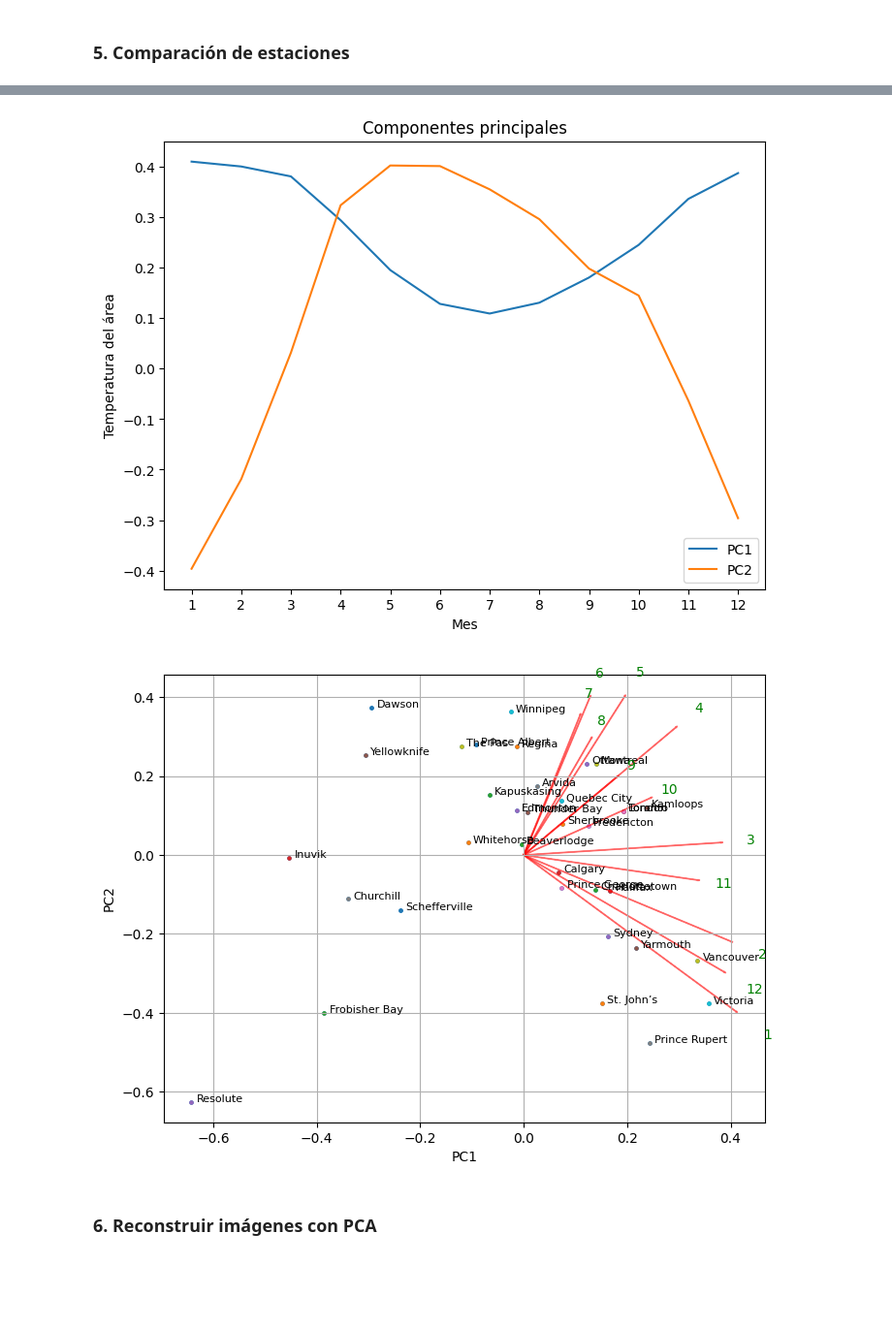
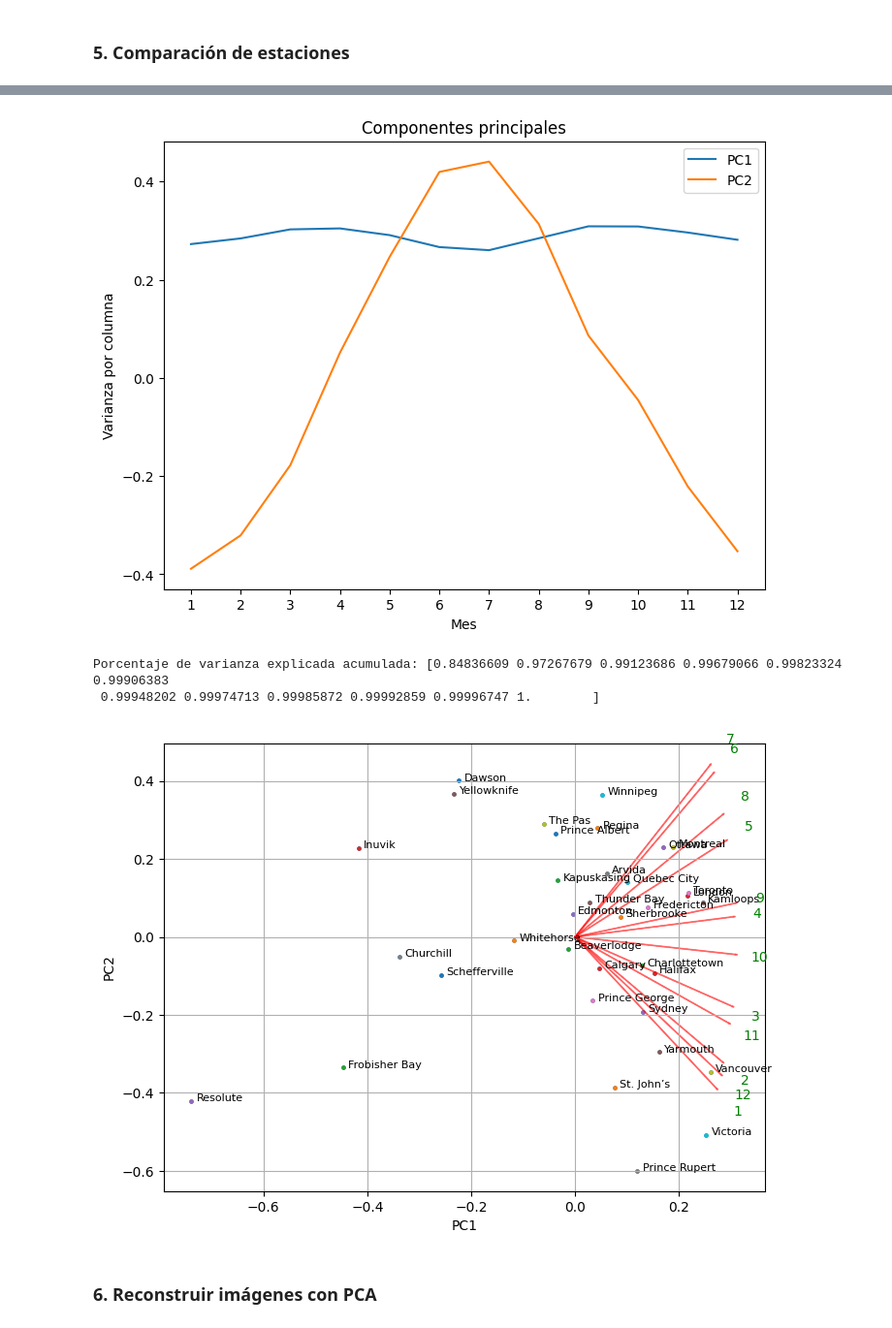
Before and after one commit to Fabiola-cc/IA_lab2, a Jupyter notebook: lab2.ipynb, the cells around one changed output, grey strips where cells are left out. Shown at 97% size. Drawn from its saved outputs; the diff is of its cells as text; code cells hidden in the pictures; blank space fills up the shorter version.

```diff
--- a/lab2.ipynb
+++ b/lab2.ipynb
@@ -398,14 +383,25 @@ X_scaled = StandardScaler().fit_transform(data)
 
 # Aplicar PCA
 pca = PCA(n_components=12)
-principal_components = pca.fit_transform(X)
+principal_components = pca.fit_transform(X_scaled)
+
+#Impresión de componentes
+# Crear DataFrame con los primeros dos componentes principales
+df_pca = pd.DataFrame(
+    data=pca.components_[:2, :],  # Tomamos las dos primeras filas
+    columns=range(1, 13),  # Nombres de las estaciones como columnas
+    index=['PC1', 'PC2']  # Índice indicando los componentes principales
+)
+
+print("Resultado del PCA:")
+print(df_pca)
 
 # p1 y p2
 plt.figure(figsize=(8, 6))
 plt.plot(range(1, 13), pca.components_[0], label="PC1")
 plt.plot(range(1, 13), pca.components_[1], label="PC2")
 plt.xlabel("Mes")
-plt.ylabel("Temperatura del área")
+plt.ylabel("Varianza por columna")
 plt.title("Componentes principales")
 plt.legend()
 plt.xticks(range(1, 13))  # Mostrar todos los meses en el eje x
@@ -435,6 +431,9 @@ def mybiplot(score, coeff, labels=None):
     plt.ylabel("PC{}".format(2))
     plt.grid()
 
+prop_varianza_acum = pca.explained_variance_ratio_.cumsum()
+print(f"Porcentaje de varianza explicada acumulada: {prop_varianza_acum}")
+
 plt.figure(figsize=(8,6))
 mybiplot(principal_components[:, 0:2], np.transpose(pca.components_[0:2, :]))
 plt.show()
@@ -442,5 +449,7 @@ plt.show()
-[figure, old version]
+[figure, new version]
+Porcentaje de varianza explicada acumulada: [0.84836609 0.97267679 0.99123686 0.99679066 0.99823324 0.99906383
+ 0.99948202 0.99974713 0.99985872 0.99992859 0.99996747 1.        ]
-[figure, old version]
+[figure, new version]
 # %% [markdown]
 ### 6. Reconstruir imágenes con PCA
 # %%
```
Also changed, not shown: parts of 4 cells of this notebook.
